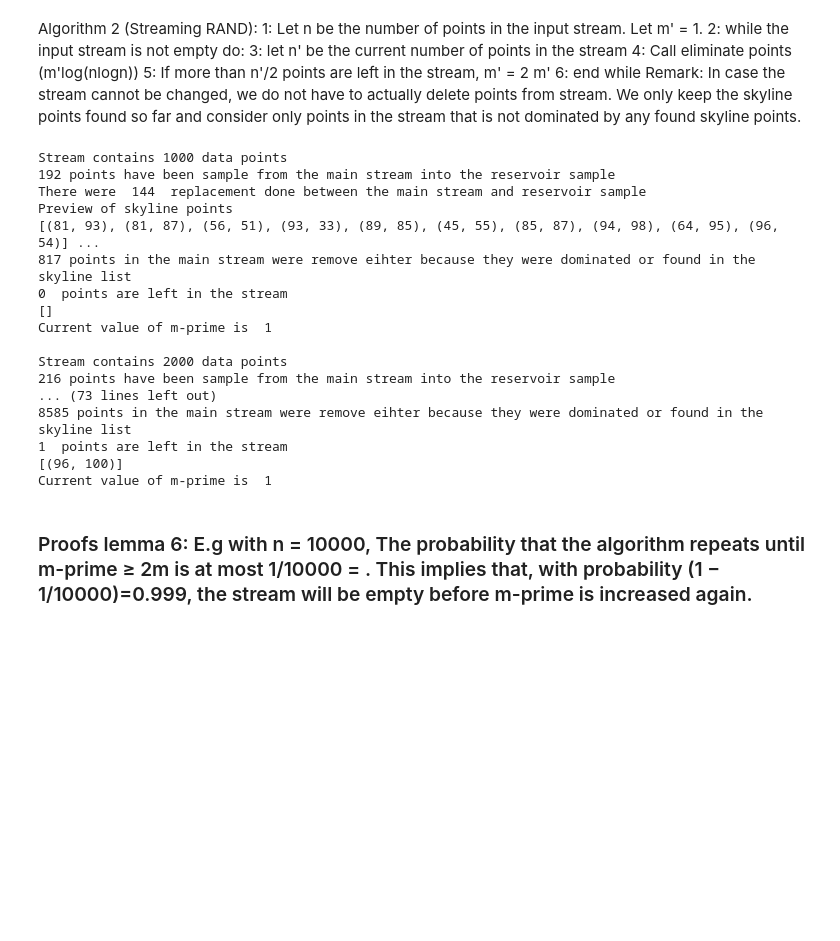
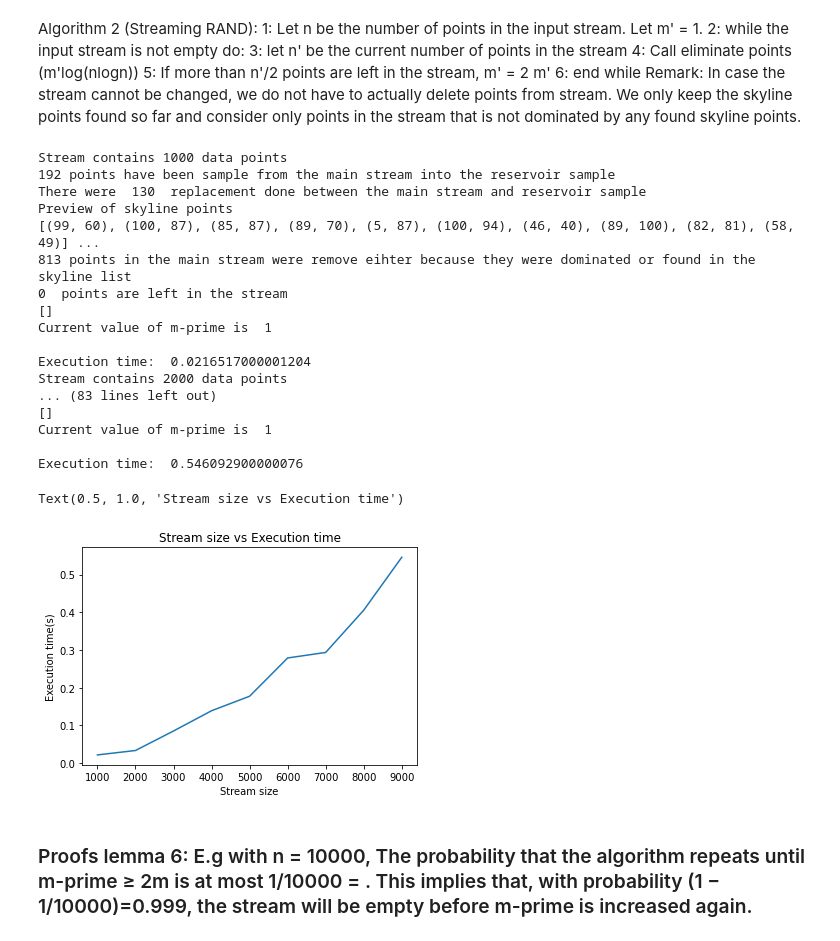
Before and after one commit to MSBGDA/Algorithms-for-BigData, a Jupyter notebook: skyline.ipynb, the cells around one changed output. Drawn from its saved outputs; the diff is of its cells as text; code cells hidden in the pictures; blank space fills up the shorter version.

```diff
--- a/skyline.ipynb
+++ b/skyline.ipynb
@@ -152,11 +204,13 @@ Algorithm 2 (Streaming RAND):
 # %%
 import math
 m_prime = 1
-
+sample = []
+exec_time = []
 for size in range(1000,10000,1000):
     stream = generate_points(size)
     n = len(stream)
-
+    sample.append(size)
+    tic = time.perf_counter()  # starts the timer
     while n > 0:
         parameter = int(m_prime*math.log(n*math.log(n)))
         test = Eliminate(parameter)
@@ -170,25 +224,39 @@ for size in range(1000,10000,1000):
         else:
             print(output_stream)
             print('Current value of m-prime is ',m_prime,"\n")
+            toc = time.perf_counter()
+            print("Execution time: ", toc - tic)
+            exec_time.append(toc - tic)
             break
 # %% [output]
 Stream contains 1000 data points
 192 points have been sample from the main stream into the reservoir sample
-There were  144  replacement done between the main stream and reservoir sample
+There were  130  replacement done between the main stream and reservoir sample
 Preview of skyline points
-[(81, 93), (81, 87), (56, 51), (93, 33), (89, 85), (45, 55), (85, 87), (94, 98), (64, 95), (96, 54)] ...
-817 points in the main stream were remove eihter because they were dominated or found in the skyline list
+[(99, 60), (100, 87), (85, 87), (89, 70), (5, 87), (100, 94), (46, 40), (89, 100), (82, 81), (58, 49)] ...
+813 points in the main stream were remove eihter because they were dominated or found in the skyline list
 0  points are left in the stream
 []
 Current value of m-prime is  1
 
+Execution time:  0.0216517000001204
 Stream contains 2000 data points
-216 points have been sample from the main stream into the reservoir sample
-... (73 lines left out)
-8585 points in the main stream were remove eihter because they were dominated or found in the skyline list
-1  points are left in the stream
-[(96, 100)]
+... (83 lines left out)
+[]
 Current value of m-prime is  1
+
+Execution time:  0.546092900000076
+# %%
+from matplotlib import pyplot as plt
+
+fig = plt.figure()
+plt.plot(sample, exec_time)
+plt.xlabel('Stream size')
+plt.ylabel('Execution time(s)')
+plt.title("Stream size vs Execution time")
+# %% [output]
+Text(0.5, 1.0, 'Stream size vs Execution time')
+[figure, added]
 # %% [markdown]
 ### Proofs lemma 6: E.g with n = 10000, The probability that the algorithm repeats until m-prime ≥ 2m is at most 1/10000 = . This implies that, with probability (1 − 1/10000)=0.999, the stream will be empty before m-prime is increased again.
 # %% [markdown]
```
Also changed, not shown: parts of 9 cells of this notebook.
